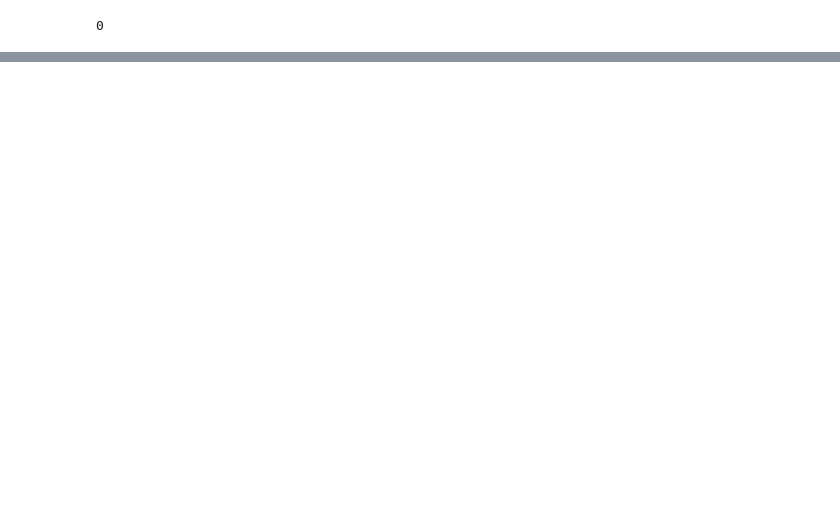
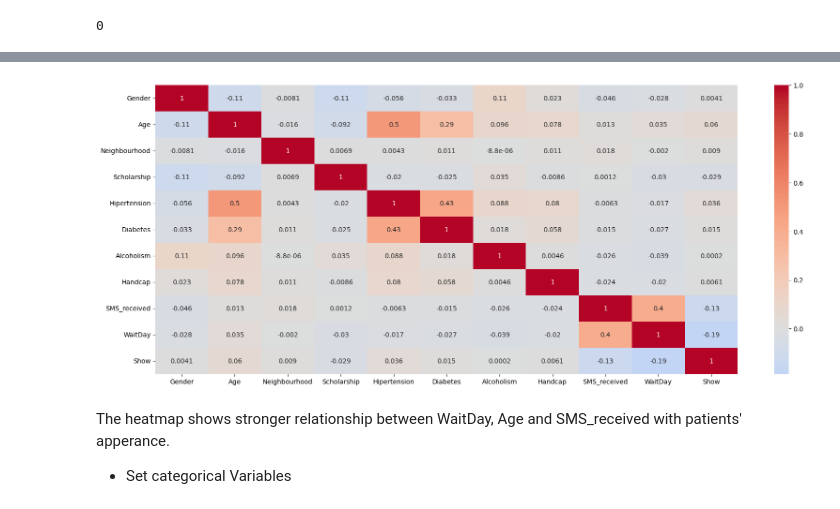
Before and after one commit to Fang2403/Analysis_of_Factors_Influencing_Patiens_Attendance_at_Medical_Appointments, a Jupyter notebook: Investigate_a_Dataset.ipynb, the cells around one changed output, grey strips where cells are left out. Cells and saved outputs as stored; diff of their text form; code cells hidden in the pictures; blank space fills up the shorter version.

```diff
--- a/Investigate_a_Dataset.ipynb
+++ b/Investigate_a_Dataset.ipynb
@@ -341,0 +358,6 @@ appoint.head()
+# %%
+#set the waiting time to missing if WaitTime is negative
+Na = np.nan
+appoint.loc[appoint['WaitDay'] < 0, 'WaitDay'] = Na
+#missing data at the end
+appoint.sort_values(by='WaitDay').tail()
@@ -341,0 +375,5 @@ appoint.head()
+# %%
+#delete rows with negative age
+appoint = appoint.loc[appoint['Age']>=0]
+#check if the rows are deleted
+appoint.loc[appoint['Age']<0]
@@ -341,0 +384,7 @@ appoint.head()
+# %%
+# Convert datetime columns to timezone unaware
+appoint['ScheduledDay'] = appoint['ScheduledDay'].dt.tz_localize(None)
+appoint['AppointmentDay'] = appoint['AppointmentDay'].dt.tz_localize(None)
+
+# Write the final dataframe to an excel file
+appoint.to_excel('showup.xlsx', sheet_name='Data')
@@ -341,0 +396,8 @@ appoint.head()
+# %%
+# Encode categorical variables
+label_encoder = LabelEncoder()
+appoint_num = appoint[['Gender','Age','Neighbourhood','Scholarship','Hipertension','Diabetes','Alcoholism','Handcap','SMS_received','WaitDay','Show']].copy()
+appoint_num['Gender'] = label_encoder.fit_transform(appoint_num['Gender'])
+appoint_num['Neighbourhood'] = label_encoder.fit_transform(appoint_num['Neighbourhood'])
+
+appoint_num.head()
@@ -341,0 +411,12 @@ appoint.head()
+# %%
+# Check correlation between variables
+corr = appoint_num.corr()
+plt.figure(figsize=(20,8))
+sns.heatmap(corr, annot=True, cmap='coolwarm', center=0)
+plt.show()
+# %% [output]
+[figure, added]
+# %% [markdown]
+The heatmap shows stronger relationship between WaitDay, Age and SMS_received with patients' apperance.
+
+* Set categorical Variables
```
Also changed, not shown: parts of 68 cells of this notebook, 4 other files.
